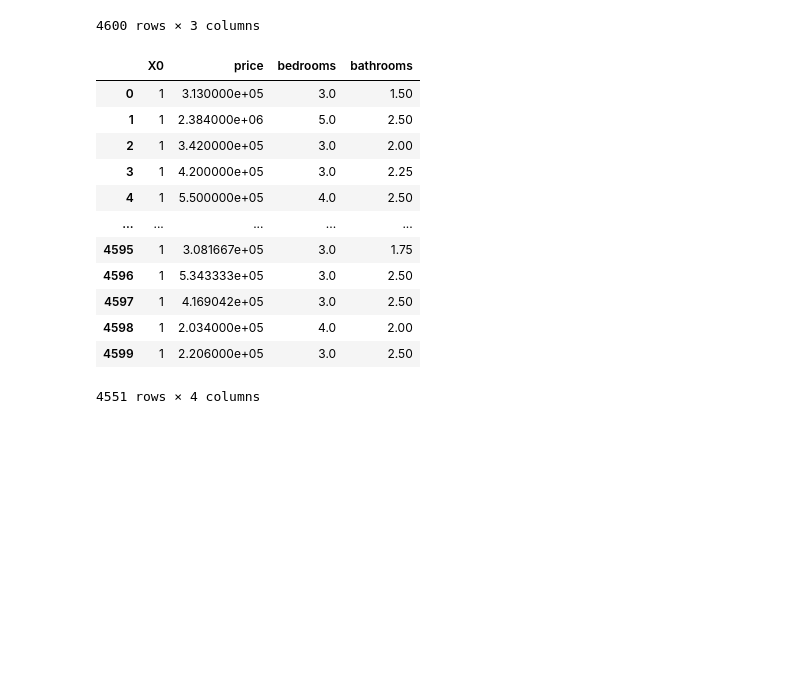
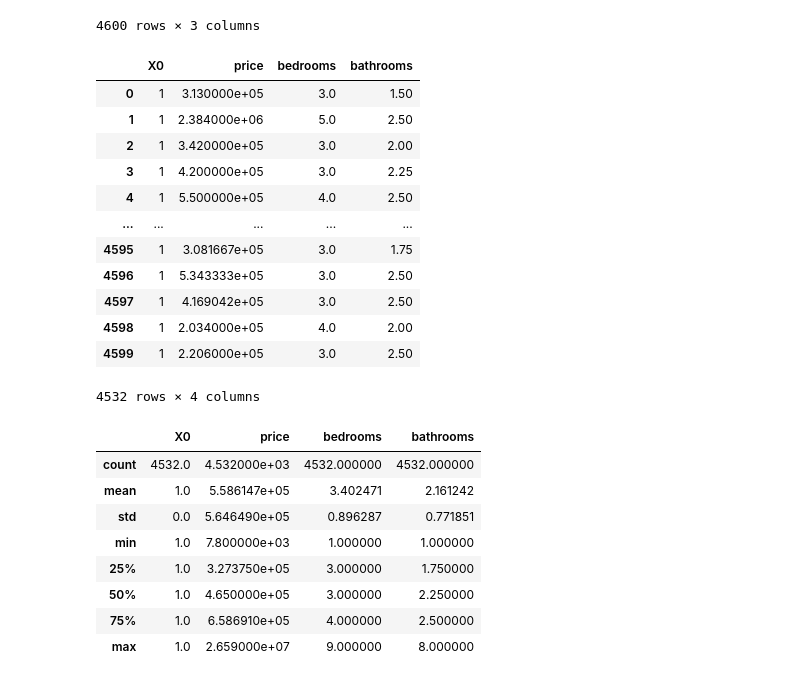
Before and after one commit to FahaDragusss/Foundations-Of-Machine-Learning, a Jupyter notebook: House Price Prediction Model/Preparing data.ipynb, the cells around one changed output. Cells and saved outputs as stored; diff of their text form; code cells hidden in the pictures; blank space fills up the shorter version.

```diff
--- a/House Price Prediction Model/Preparing data.ipynb
+++ b/House Price Prediction Model/Preparing data.ipynb
@@ -99,7 +59,11 @@ df_filtered
 | 4599 | 2.206000e+05 | 3.0 | 2.50 |
 4600 rows × 3 columns
 # %%
-house_filtered = df_filtered[df_filtered['price'] >= 1]
+house_filtered = df_filtered[
+    (df_filtered['price'] >= 1) &
+    (df_filtered['bedrooms'] >= 1) &
+    (df_filtered['bathrooms'] >= 1)
+]
 house_filtered.insert(0,'X0', 1)
 # house_filtered['age'] = 2014 - house_df['yr_built']
 house_filtered
@@ -116,6 +80,18 @@ house_filtered
 | 4597 | 1 | 4.169042e+05 | 3.0 | 2.50 |
 | 4598 | 1 | 2.034000e+05 | 4.0 | 2.00 |
 | 4599 | 1 | 2.206000e+05 | 3.0 | 2.50 |
-4551 rows × 4 columns
+4532 rows × 4 columns
+# %%
+house_filtered.describe()
+# %% [output]
+|  | X0 | price | bedrooms | bathrooms |
+| count | 4532.0 | 4.532000e+03 | 4532.000000 | 4532.000000 |
+| mean | 1.0 | 5.586147e+05 | 3.402471 | 2.161242 |
+| std | 0.0 | 5.646490e+05 | 0.896287 | 0.771851 |
+| min | 1.0 | 7.800000e+03 | 1.000000 | 1.000000 |
+| 25% | 1.0 | 3.273750e+05 | 3.000000 | 1.750000 |
+| 50% | 1.0 | 4.650000e+05 | 3.000000 | 2.250000 |
+| 75% | 1.0 | 6.586910e+05 | 4.000000 | 2.500000 |
+| max | 1.0 | 2.659000e+07 | 9.000000 | 8.000000 |
 # %%
 house_filtered.to_csv('house_price_dataset_handled.csv', index = False)
```
Also changed, not shown: parts of 5 cells of this notebook, 2 other files.
